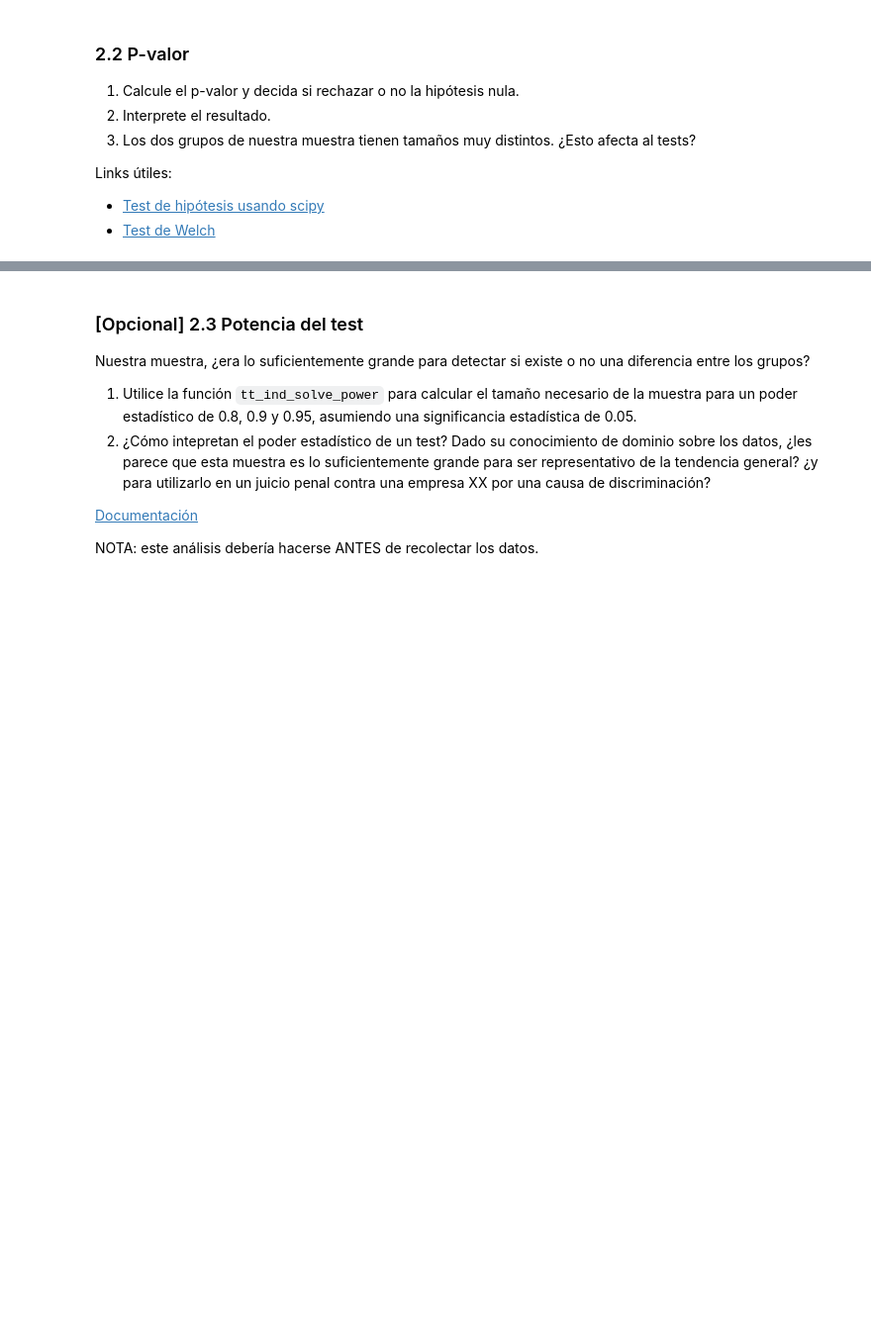
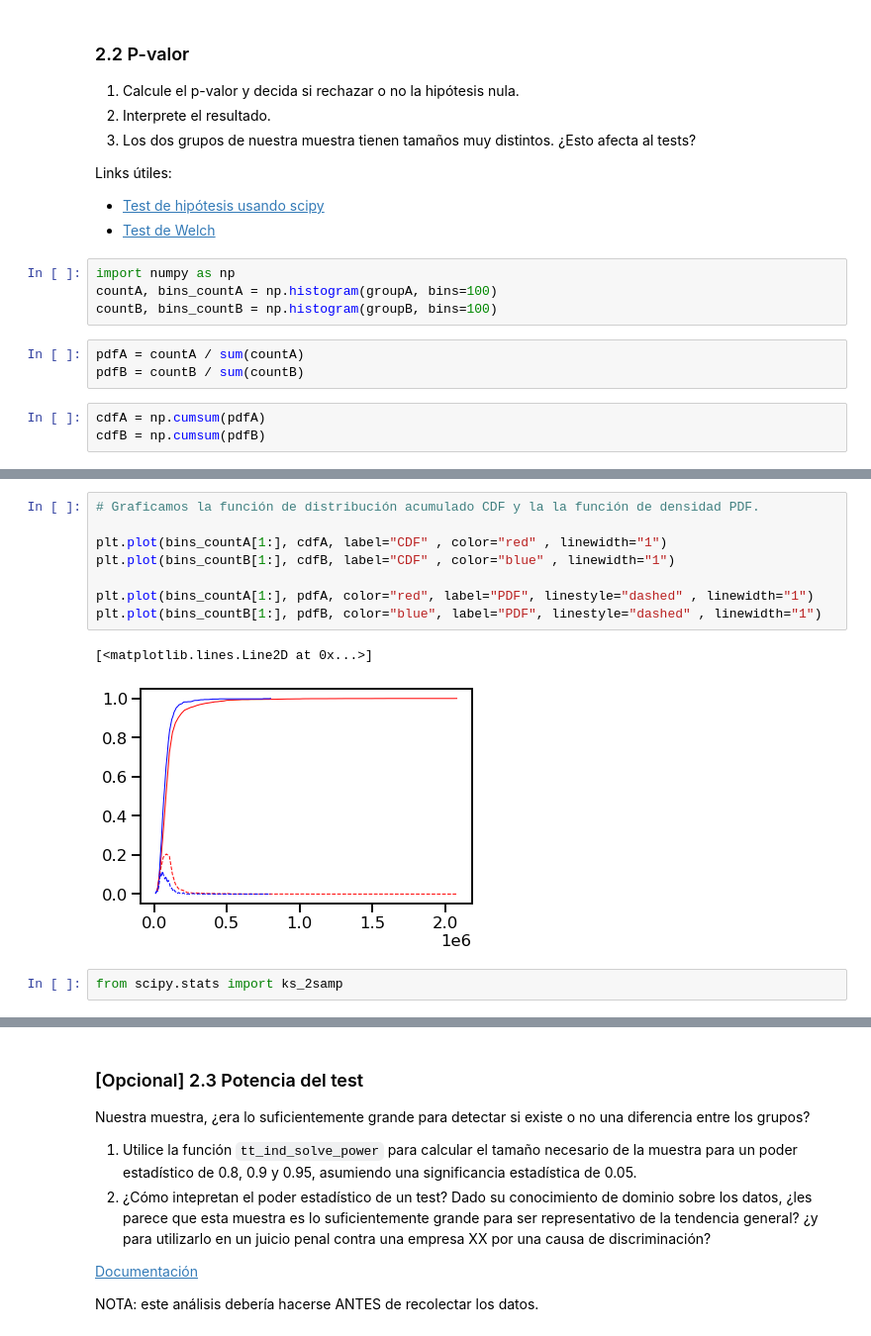
Before and after one commit to cgoviedo/Diplodatos, a Jupyter notebook: analisis_visualizacion/Entregable_Parte_2.ipynb, the cells around one changed output, grey strips where cells are left out. Shown at 99% size. Cells and saved outputs as stored; diff of their text form; blank space fills up the shorter version.

```diff
--- a/analisis_visualizacion/Entregable_Parte_2.ipynb
+++ b/analisis_visualizacion/Entregable_Parte_2.ipynb
@@ -153,3 +157,13 @@ print (f" Se  {'Rechaza' if pvalue < alpha else 'Acepta'} H0, pvalue = {pvalue}
 Links útiles:
 * [Test de hipótesis usando scipy](https://docs.scipy.org/doc/scipy/reference/generated/scipy.stats.ttest_ind.html)
 * [Test de Welch](http://daniellakens.blogspot.com/2015/01/always-use-welchs-t-test-instead-of.html)
+# %%
+import numpy as np
+countA, bins_countA = np.histogram(groupA, bins=100)
+countB, bins_countB = np.histogram(groupB, bins=100)
+# %%
+pdfA = countA / sum(countA)
+pdfB = countB / sum(countB)
+# %%
+cdfA = np.cumsum(pdfA)
+cdfB = np.cumsum(pdfB)
@@ -155,0 +193,13 @@ Links útiles:
+# %%
+# Graficamos la función de distribución acumulado CDF y la la función de densidad PDF.
+
+plt.plot(bins_countA[1:], cdfA, label="CDF" , color="red" , linewidth="1")
+plt.plot(bins_countB[1:], cdfB, label="CDF" , color="blue" , linewidth="1")
+
+plt.plot(bins_countA[1:], pdfA, color="red", label="PDF", linestyle="dashed" , linewidth="1")
+plt.plot(bins_countB[1:], pdfB, color="blue", label="PDF", linestyle="dashed" , linewidth="1")
+# %% [output]
+[<matplotlib.lines.Line2D at 0x...>]
+[figure, added]
+# %%
+from scipy.stats import ks_2samp
```
Also changed, not shown: parts of 19 cells of this notebook.
